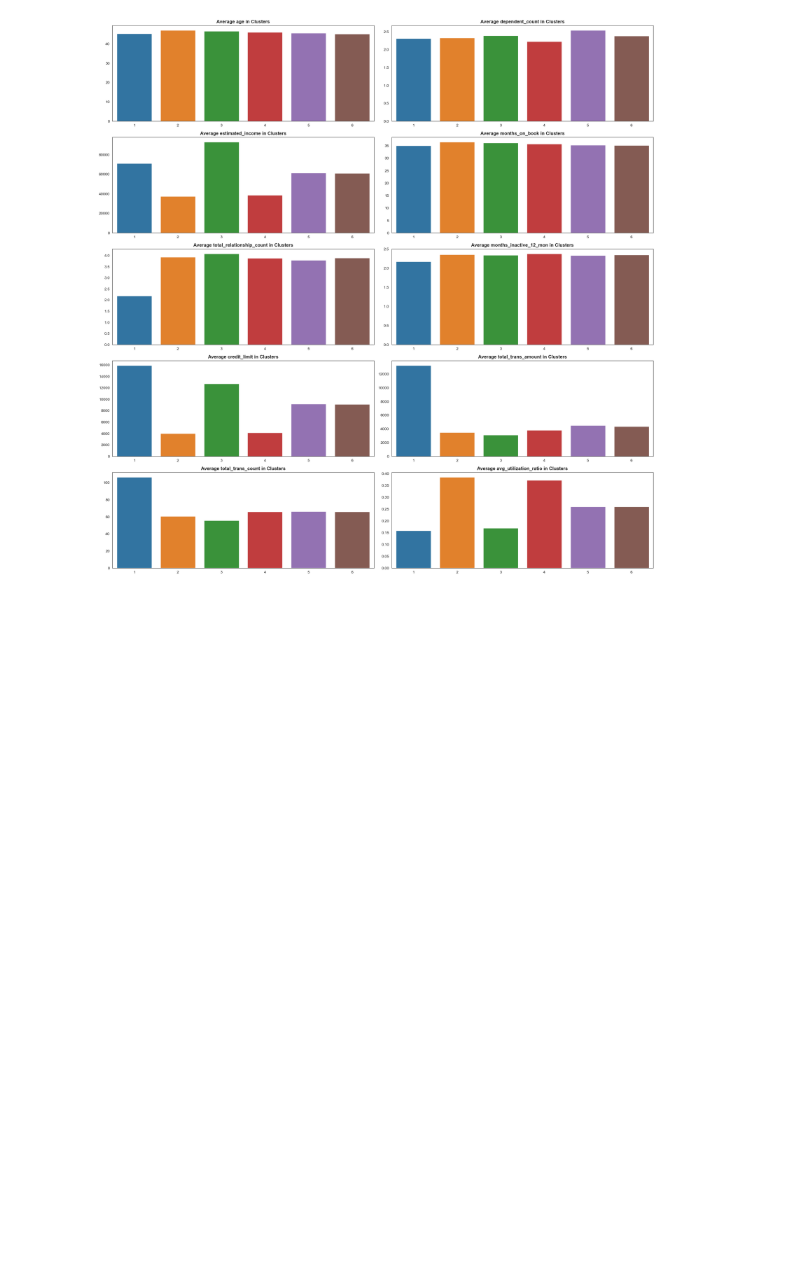
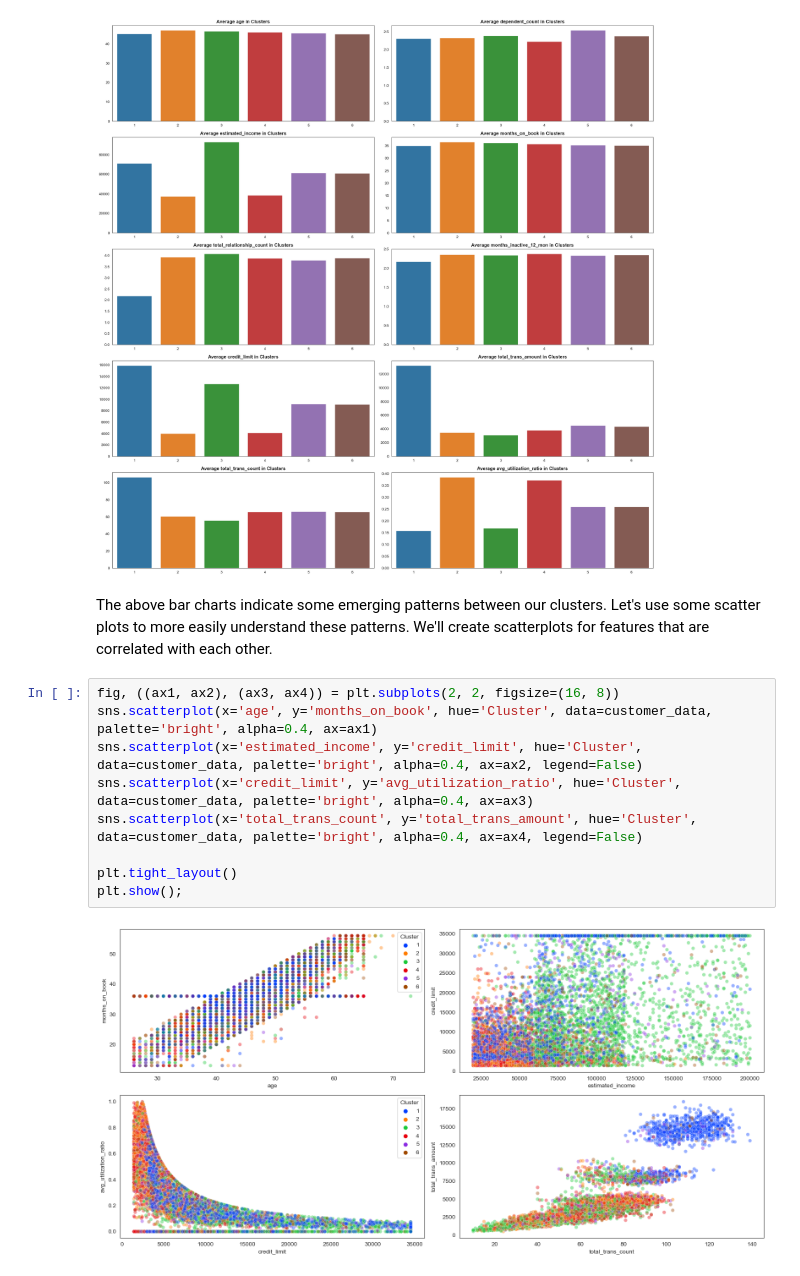
Before and after one commit to mlpost/Data-Projects, a Jupyter notebook: DQ_Credit_Card_Customer_Segmentation/Credit Card Customer Segmentation.ipynb, the cells around one changed output. Drawn from its saved outputs; the diff is of its cells as text; blank space fills up the shorter version.

```diff
--- a/DQ_Credit_Card_Customer_Segmentation/Credit Card Customer Segmentation.ipynb
+++ b/DQ_Credit_Card_Customer_Segmentation/Credit Card Customer Segmentation.ipynb
@@ -256,3 +256,16 @@ plt.tight_layout()
 plt.show();
 # %% [output]
 [figure]
+# %% [markdown]
+The above bar charts indicate some emerging patterns between our clusters. Let's use some scatter plots to more easily understand these patterns. We'll create scatterplots for features that are correlated with each other.
+# %%
+fig, ((ax1, ax2), (ax3, ax4)) = plt.subplots(2, 2, figsize=(16, 8))
+sns.scatterplot(x='age', y='months_on_book', hue='Cluster', data=customer_data, palette='bright', alpha=0.4, ax=ax1)
+sns.scatterplot(x='estimated_income', y='credit_limit', hue='Cluster', data=customer_data, palette='bright', alpha=0.4, ax=ax2, legend=False)
+sns.scatterplot(x='credit_limit', y='avg_utilization_ratio', hue='Cluster', data=customer_data, palette='bright', alpha=0.4, ax=ax3)
+sns.scatterplot(x='total_trans_count', y='total_trans_amount', hue='Cluster', data=customer_data, palette='bright', alpha=0.4, ax=ax4, legend=False)
+
+plt.tight_layout()
+plt.show();
+# %% [output]
+[figure, added]
```
Also changed, not shown: parts of 3 cells of this notebook.
